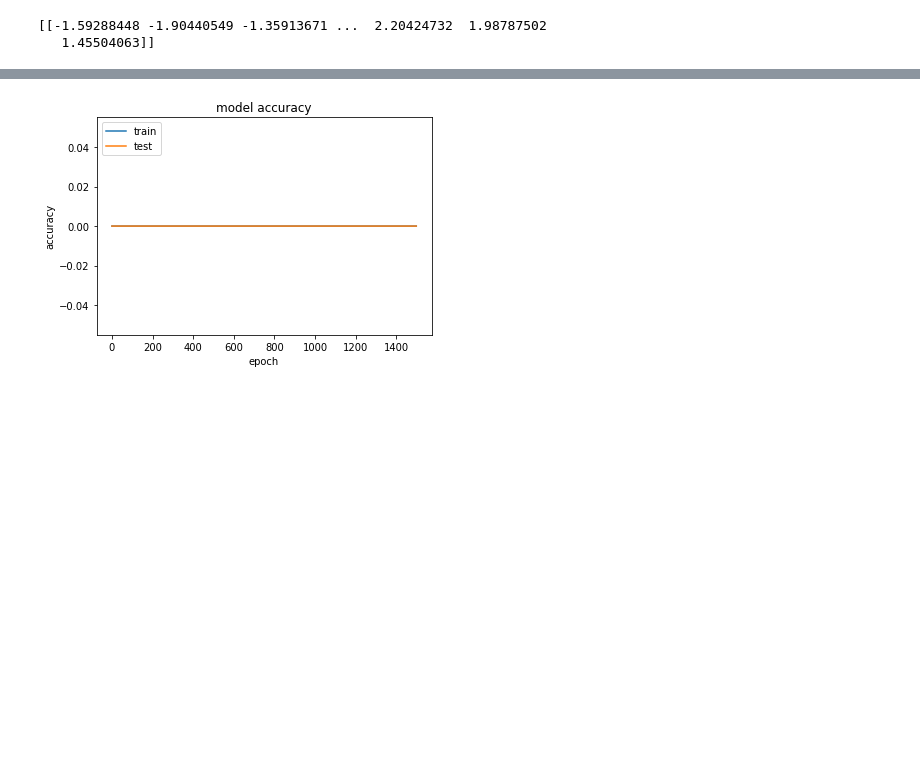
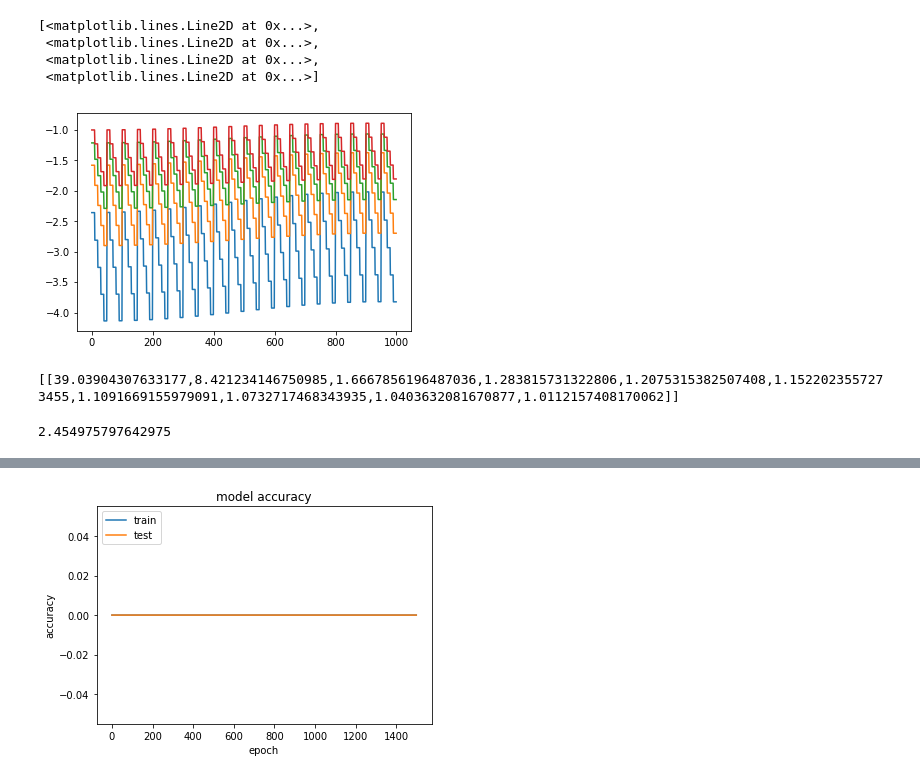
Before and after one commit to jerichooconnell/tf_unet, a Jupyter notebook: tf_unet/Calibration.ipynb, the cells around one changed output, grey strips where cells are left out. Drawn from its saved outputs; the diff is of its cells as text; code cells hidden in the pictures; blank space fills up the shorter version.

```diff
--- a/tf_unet/Calibration.ipynb
+++ b/tf_unet/Calibration.ipynb
@@ -117,0 +125,9 @@ for kk,t_cart in enumerate(chebs):
+# %%
+plt.figure()
+plt.plot(x.T)
+# %% [output]
+[<matplotlib.lines.Line2D at 0x...>,
+ <matplotlib.lines.Line2D at 0x...>,
+ <matplotlib.lines.Line2D at 0x...>,
+ <matplotlib.lines.Line2D at 0x...>]
+[figure, added]
@@ -118,5 +137,5 @@ for kk,t_cart in enumerate(chebs):
 # %%
-matlab_reshape = np.reshape(ML_vec,[ML_vec.size],order='F').copy()
+matlab_reshape = np.reshape(x,[x.size],order='F').copy()
 # import scipy.io as sio
 # sio.savemat("ML_vec2.mat", {"matlab_reshape":matlab_reshape})
 matlab_reshape = list(np.squeeze(matlab_reshape))
@@ -125,10 +144,8 @@ matlab_reshape = matlab.double(matlab_reshape)
 
 eng = matlab.engine.start_matlab()
 
-perf = eng.net_cal(matlab_reshape,matlab.double(list(ML_label)),nargout = 1)
+perf = eng.net_cal(matlab_reshape,matlab.double(list(t)),nargout = 1)
+print(perf["perf"])
 ys = eng.net_val(matlab_reshape)
+# %% [output]
+[[39.03904307633177,8.421234146750985,1.6667856196487036,1.283815731322806,1.2075315382507408,1.1522023557273455,1.1091669155979091,1.0732717468343935,1.0403632081670877,1.0112157408170062]]
-# %%
-print(ys - ML_label)
-# %% [output]
-[[-1.59288448 -1.90440549 -1.35913671 ...  2.20424732  1.98787502
-   1.45504063]]
@@ -134,0 +193,16 @@ print(ys - ML_label)
+# %%
+ML_vec = np.log(ML_vec/2500.)
+matlab_reshape = np.reshape(ML_vec,[ML_vec.size],order='F').copy()
+# import scipy.io as sio
+# sio.savemat("ML_vec2.mat", {"matlab_reshape":matlab_reshape})
+matlab_reshape = list(np.squeeze(matlab_reshape))
+matlab_reshape = matlab.double(matlab_reshape)
+
+
+eng = matlab.engine.start_matlab()
+
+ys = eng.net_val(matlab_reshape)
+mse = np.nanmean((ML_label - ys)**2)
+print(mse)
+# %% [output]
+2.454975797642975
```
Also changed, not shown: parts of 5 cells of this notebook, 3 other files.
